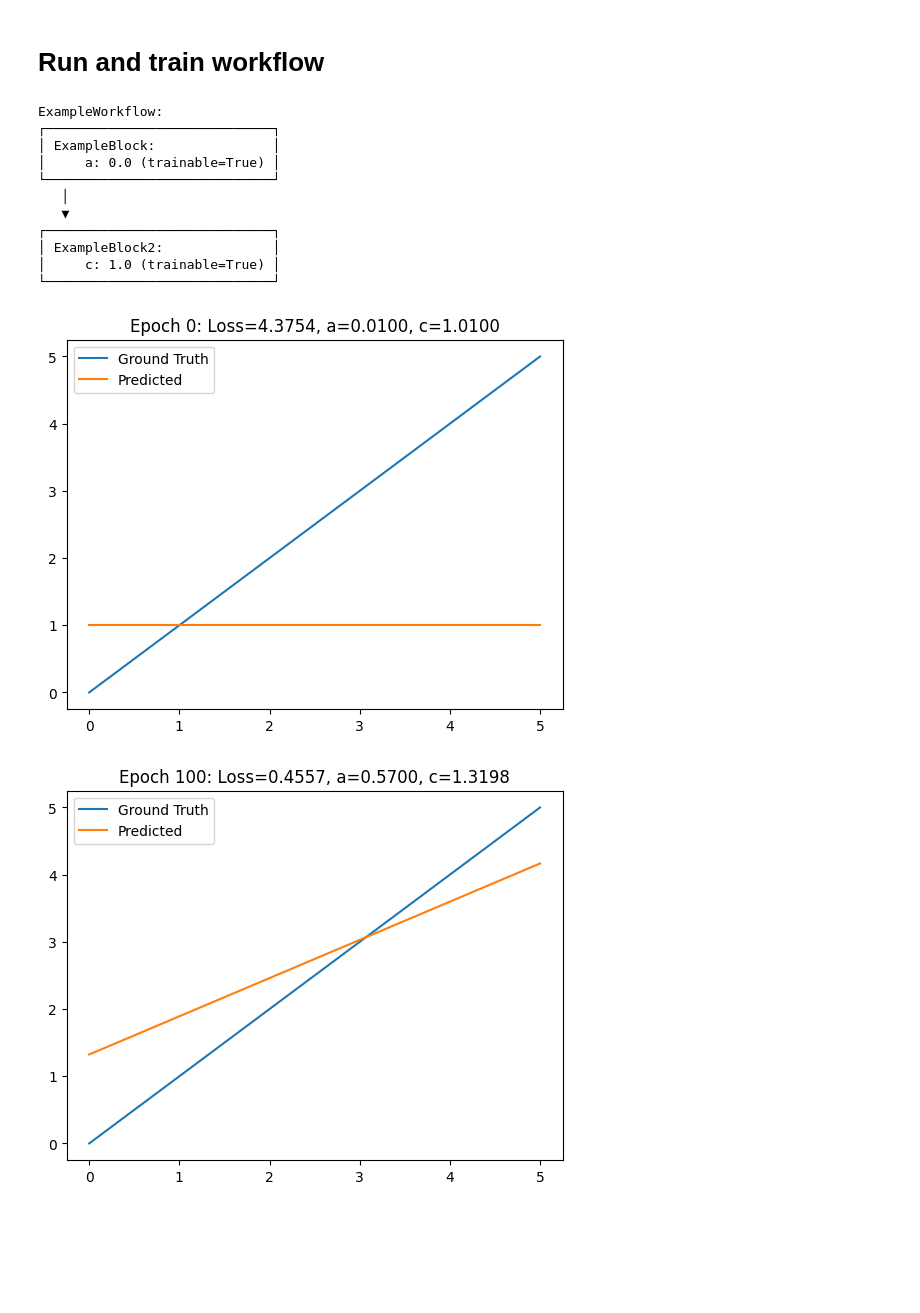
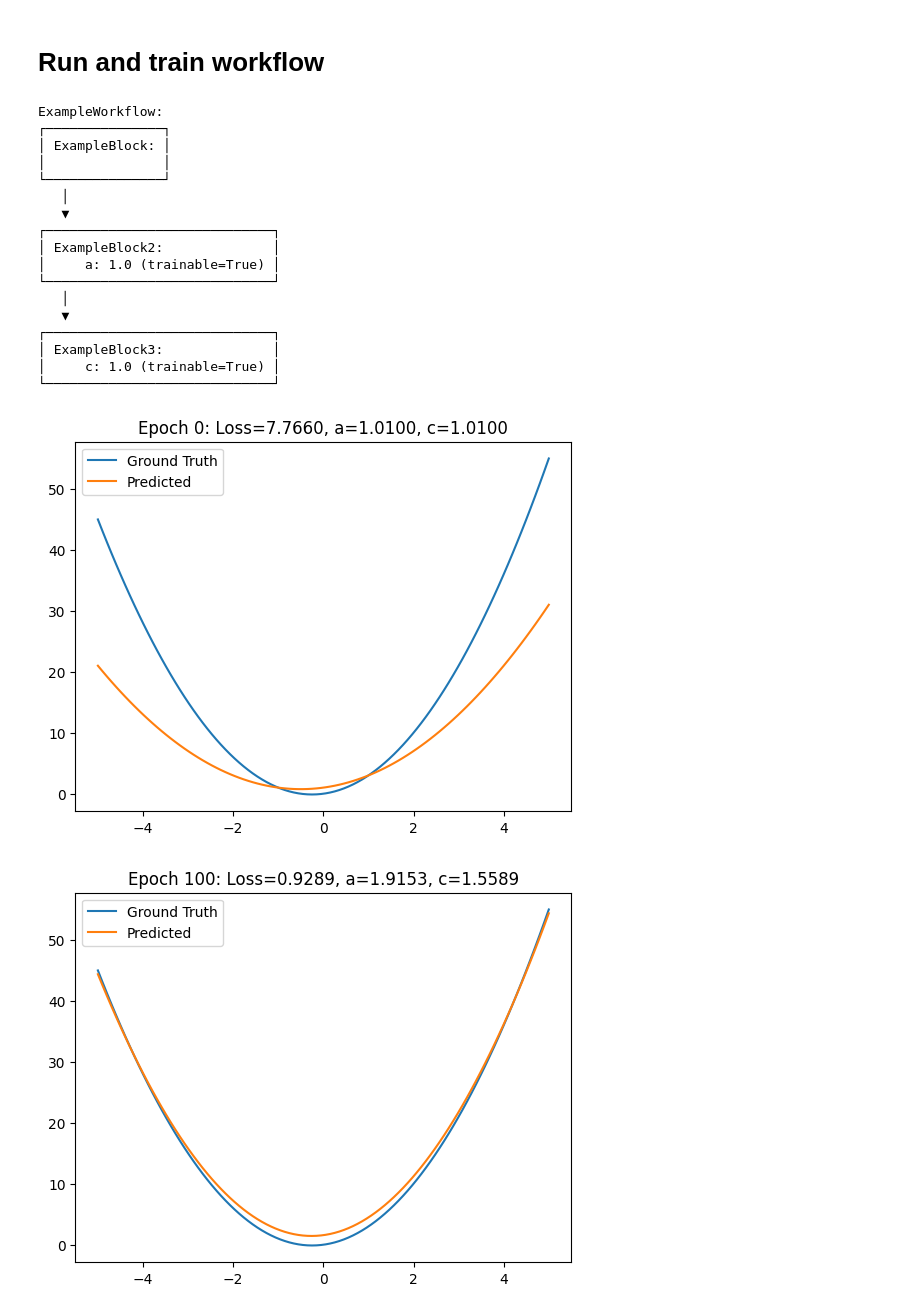
Before and after one commit to Aureusa/improving-ct-workflows-with-autodiff, a Jupyter notebook: examples/test_engine.ipynb, the cells around one changed output. Cells and saved outputs as stored; diff of their text form; code cells hidden in the pictures; blank space fills up the shorter version.

Commit message:
improved the test_engine notebook showing a directed asynchronous graph (DAG). Also changed a bit the conventions

```diff
--- a/examples/test_engine.ipynb
+++ b/examples/test_engine.ipynb
@@ -18,15 +41,22 @@ This is basically implementing the function `f(x) = slope * x + offset` as a wor
 # %%
 class ExampleBlock(Block):
     def __init__(self):
-        super().__init__(name="ExampleBlock")
-        self.add_param(0.0, symbol="a", trainable=True)
+        super().__init__()
 
     def execute(self, x):
-        return self.a * x
+        return x
 
 class ExampleBlock2(Block):
     def __init__(self):
-        super().__init__(name="ExampleBlock2")
+        super().__init__()
+        self.add_param(1.0, symbol="a", trainable=True)
+
+    def execute(self, x):
+        return x + self.a * x**2
+
+class ExampleBlock3(Block):
+    def __init__(self):
+        super().__init__()
         self.add_param(1.0, symbol="c", trainable=True)
 
     def execute(self, x):
@@ -34,9 +64,10 @@ class ExampleBlock2(Block):
 
 class ExampleWorkflow(Workflow):
     def __init__(self):
-        super().__init__(name="ExampleWorkflow")
+        super().__init__()
         self.add_block(ExampleBlock())
         self.add_block(ExampleBlock2())
+        self.add_block(ExampleBlock3())
 # %% [markdown]
 # Run and train workflow
 # %%
@@ -47,39 +78,45 @@ import matplotlib.pyplot as plt
 workflow = ExampleWorkflow()
 print(workflow)
 workflow = workflow.to("cuda" if torch.cuda.is_available() else "cpu")
 
-x = torch.linspace(0, 5, steps=100)
+x = torch.linspace(-5, 5, steps=100)
 x = x.to("cuda" if torch.cuda.is_available() else "cpu")
-y_gt = 1.0 * x + 0.0
+y_gt = 2 * x**2 + x + 0.0
 
-loss_fn = torch.nn.MSELoss()
+loss_fn = torch.nn.L1Loss()
 adam = torch.optim.Adam(workflow.parameters(), lr=0.01)
 
 for epoch in range(1000):
     y_pred = workflow.run(x)
     loss = loss_fn(y_pred, y_gt)
 
     adam.zero_grad()
     loss.backward()
     adam.step()
 
     if epoch % 100 == 0:
         plt.plot(x.cpu(), y_gt.cpu(), label="Ground Truth")
         plt.plot(x.cpu(), y_pred.detach().cpu(), label="Predicted")
-        plt.title(f"Epoch {epoch}: Loss={loss.item():.4f}, a={workflow.blocks[0].a.item():.4f}, c={workflow.blocks[1].c.item():.4f}")
+        plt.title(f"Epoch {epoch}: Loss={loss.item():.4f}, a={workflow.blocks['ExampleBlock2'].a.item():.4f}, c={workflow.blocks['ExampleBlock3'].c.item():.4f}")
         plt.legend()
         plt.show()
 # %% [output]
 ExampleWorkflow:
+┌───────────────┐
+│ ExampleBlock: │
+│               │
+└───────────────┘
+   │
+   ▼
 ┌─────────────────────────────┐
-│ ExampleBlock:               │
-│     a: 0.0 (trainable=True) │
+│ ExampleBlock2:              │
+│     a: 1.0 (trainable=True) │
 └─────────────────────────────┘
    │
    ▼
 ┌─────────────────────────────┐
-│ ExampleBlock2:              │
+│ ExampleBlock3:              │
 │     c: 1.0 (trainable=True) │
 └─────────────────────────────┘
-[figure, old version]
+[figure, new version]
-[figure, old version]
+[figure, new version]
```
Also changed, not shown: parts of 5 cells of this notebook, 3 other files.
